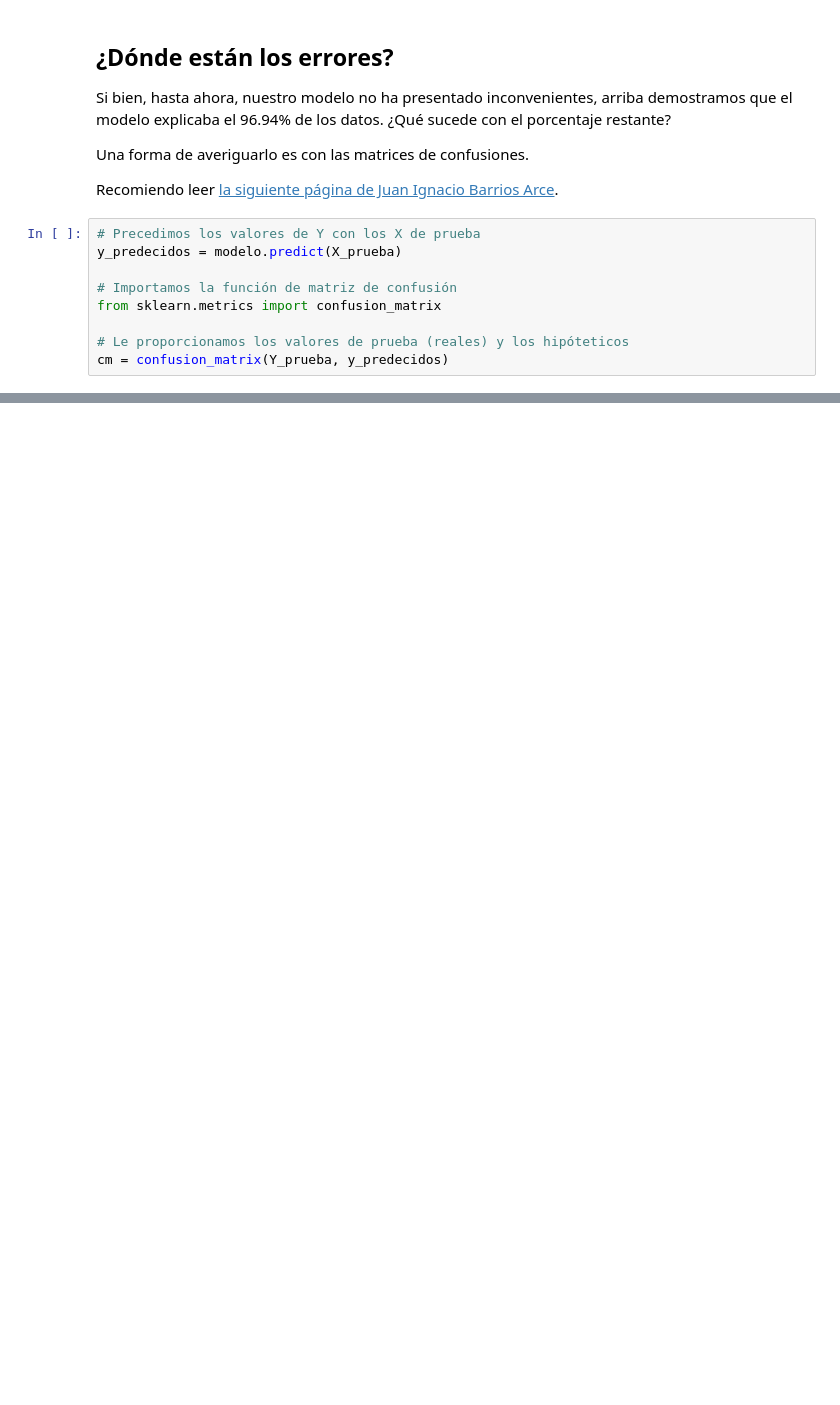
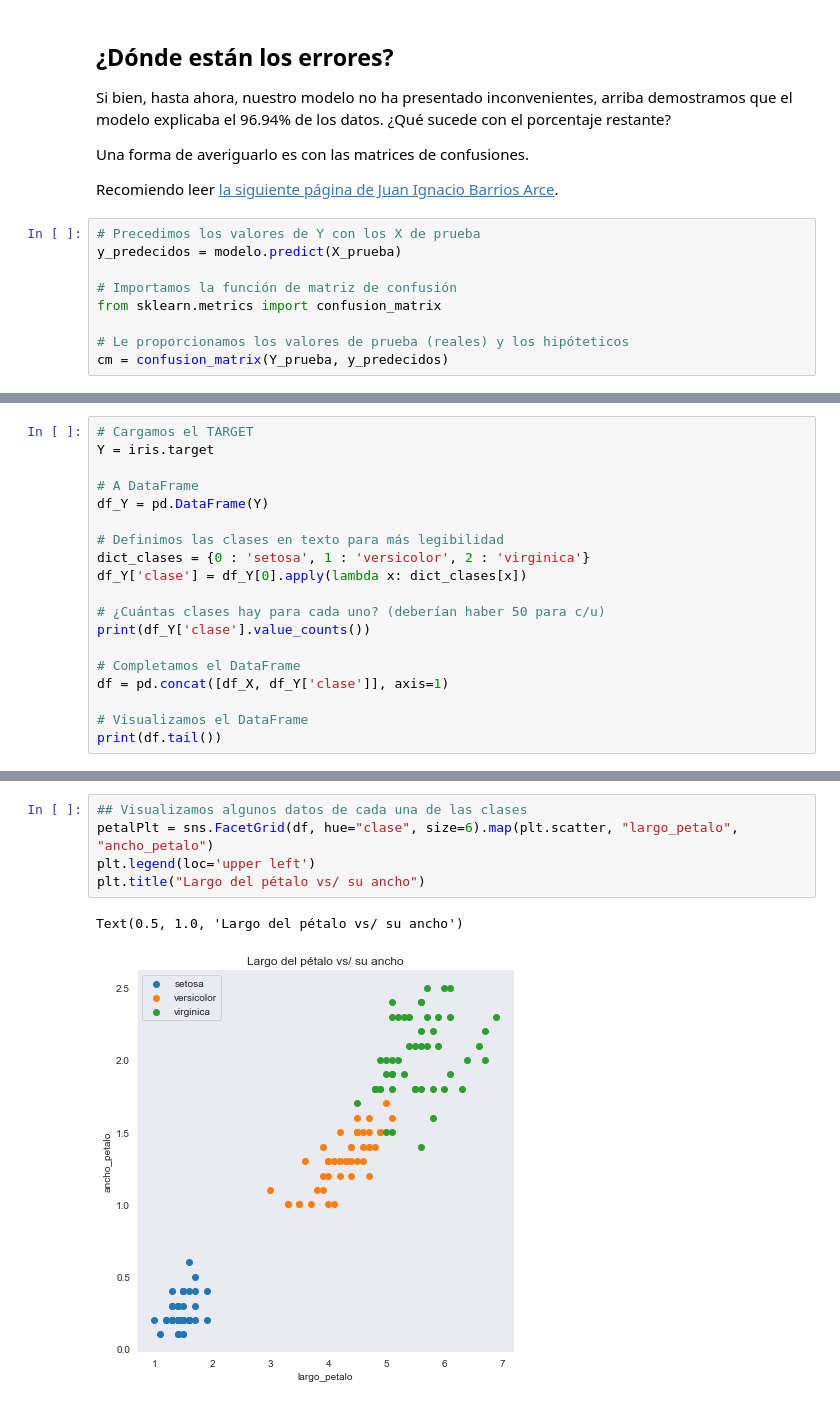
Before and after one commit to adinamarca/notebooks, a Jupyter notebook: PY/ML/3_regresion_logistica/notebook.ipynb, the cells around one changed output, grey strips where cells are left out. Cells and saved outputs as stored; diff of their text form; blank space fills up the shorter version.

```diff
--- a/PY/ML/3_regresion_logistica/notebook.ipynb
+++ b/PY/ML/3_regresion_logistica/notebook.ipynb
@@ -1281,0 +1374,19 @@ Usando las cuatro variables anteriores categorizaremos en las siguientes categor
+# %%
+# Cargamos el TARGET
+Y = iris.target
+
+# A DataFrame
+df_Y = pd.DataFrame(Y)
+
+# Definimos las clases en texto para más legibilidad
+dict_clases = {0 : 'setosa', 1 : 'versicolor', 2 : 'virginica'}
+df_Y['clase'] = df_Y[0].apply(lambda x: dict_clases[x])
+
+# ¿Cuántas clases hay para cada uno? (deberían haber 50 para c/u)
+print(df_Y['clase'].value_counts())
+
+# Completamos el DataFrame
+df = pd.concat([df_X, df_Y['clase']], axis=1)
+
+# Visualizamos el DataFrame
+print(df.tail())
@@ -1281,0 +1404,8 @@ Usando las cuatro variables anteriores categorizaremos en las siguientes categor
+# %%
+## Visualizamos algunos datos de cada una de las clases
+petalPlt = sns.FacetGrid(df, hue="clase", size=6).map(plt.scatter, "largo_petalo", "ancho_petalo")
+plt.legend(loc='upper left')
+plt.title("Largo del pétalo vs/ su ancho")
+# %% [output]
+Text(0.5, 1.0, 'Largo del pétalo vs/ su ancho')
+[figure, added]
```
Also changed, not shown: parts of 22 cells of this notebook, 1 other file.
